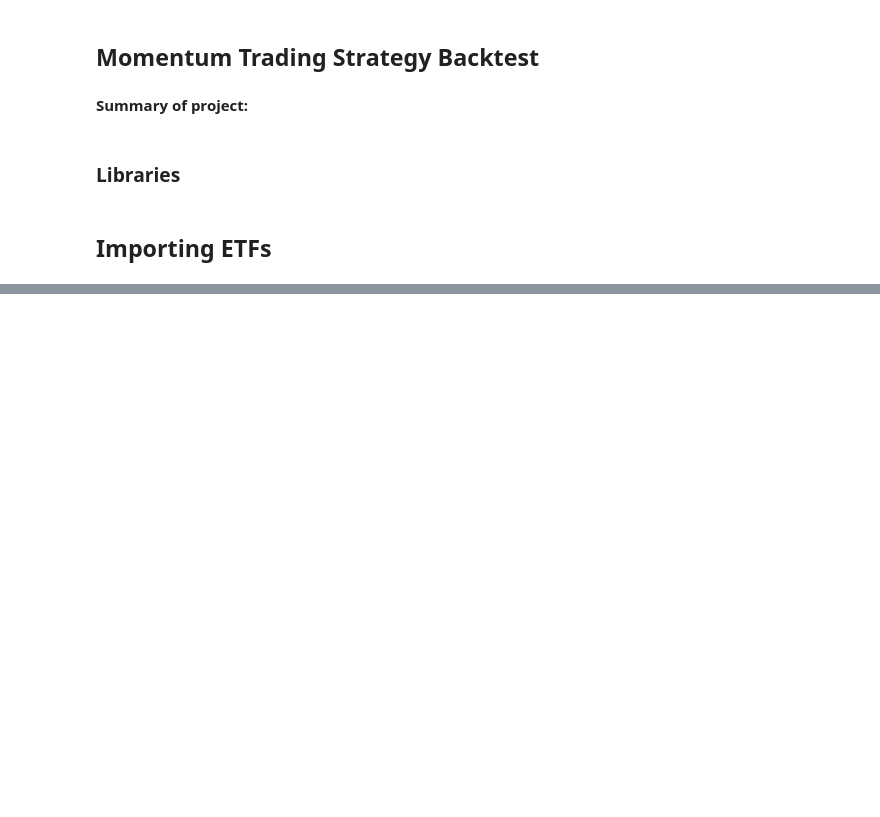
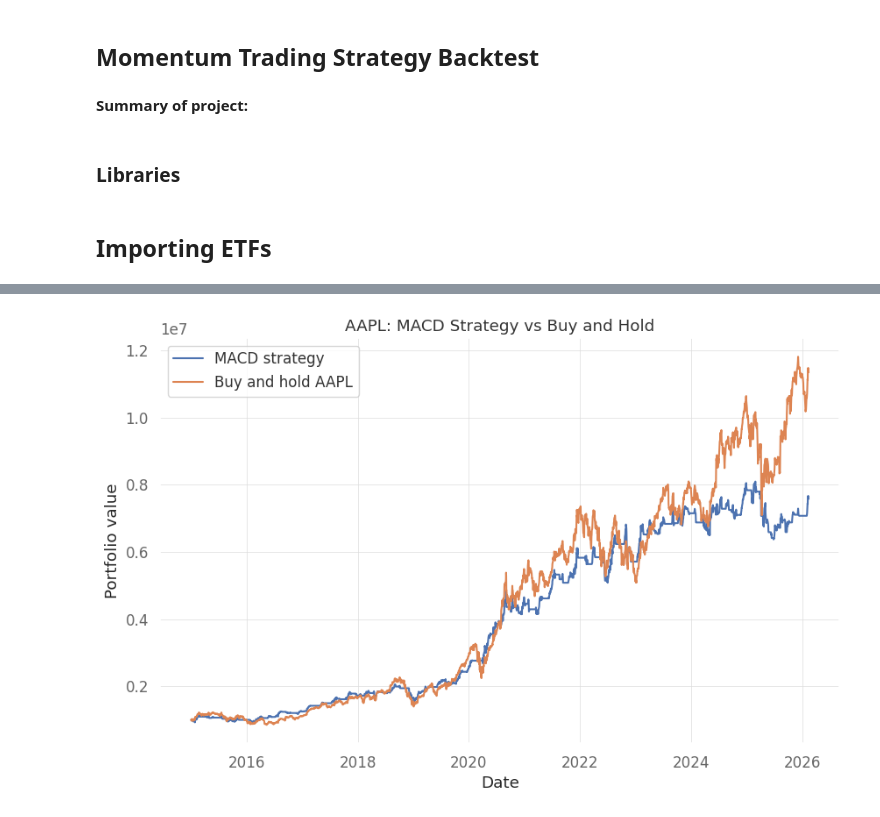
Before and after one commit to sivapira/Momentum_Trading_Project_FM, a Jupyter notebook: FM_project.ipynb, the cells around one changed output, grey strips where cells are left out. Drawn from its saved outputs; the diff is of its cells as text; code cells hidden in the pictures; blank space fills up the shorter version.

```diff
--- a/FM_project.ipynb
+++ b/FM_project.ipynb
@@ -66,0 +114,96 @@ Date
+# %%
+import yfinance as yf
+import pandas as pd
+import numpy as np
+import matplotlib.pyplot as plt
+
+def backtest_macd(
+    ticker: str = "AAPL",
+    start: str = "2015-01-01",
+    initial_capital: float = 1_000_000.0,
+    fast_span: int = 12,
+    slow_span: int = 26,
+    signal_span: int = 9,
+    fee_rate_per_trade: float = 0.0005
+):
+    data = yf.download(
+        ticker,
+        start=start,
+        auto_adjust=True,
+        progress=False
+    )
+
+    close = data["Close"]
+    if isinstance(close, pd.DataFrame):
+        close = close.iloc[:, 0]
+    prices = close.dropna().astype(float)
+
+    ema_fast = prices.ewm(span=fast_span, adjust=False).mean()
+    ema_slow = prices.ewm(span=slow_span, adjust=False).mean()
+    macd = ema_fast - ema_slow
+    signal = macd.ewm(span=signal_span, adjust=False).mean()
+    hist = macd - signal
+
+    raw_position = (macd > signal).astype(int)
+    position = raw_position.shift(1).fillna(0).astype(int)
+
+    returns = prices.pct_change().fillna(0.0)
+    trades = position.diff().abs().fillna(0.0)
+
+    strategy_returns_gross = position * returns
+    strategy_returns_net = strategy_returns_gross - trades * fee_rate_per_trade
+
+    equity_strategy = initial_capital * (1.0 + strategy_returns_net).cumprod()
+
+    # Buy-and-hold benchmark (same initial capital)
+    equity_buyhold = initial_capital * (prices / prices.iloc[0])
+
+    final_value = float(equity_strategy.iloc[-1])
+    profit = final_value - initial_capital
+    profit_pct = final_value / initial_capital - 1.0
+
+    running_max = equity_strategy.cummax()
+    drawdown = equity_strategy / running_max - 1.0
+    max_drawdown = float(drawdown.min())
+
+    results = {
+        "ticker": ticker,
+        "start": start,
+        "end": str(equity_strategy.index[-1].date()),
+        "initial_capital": float(initial_capital),
+        "ending_value_strategy": float(equity_strategy.iloc[-1]),
+        "ending_value_buyhold": float(equity_buyhold.iloc[-1]),
+        "profit_strategy": float(profit),
+        "profit_pct_strategy": float(profit_pct),
+        "max_drawdown_strategy": float(max_drawdown),
+        "trades": int(trades.sum()),
+        "fee_rate_per_trade": float(fee_rate_per_trade),
+    }
+
+    return prices, macd, signal, hist, position, equity_strategy, equity_buyhold, results
+
+
+# ---- Run ----
+prices, macd, signal, hist, position, equity_strategy, equity_buyhold, results = backtest_macd(
+    ticker="AAPL",
+    start="2015-01-01",
+    initial_capital=1_000_000.0,
+    fee_rate_per_trade=0.0005
+)
+
+for k, v in results.items():
+    if isinstance(v, float):
+        print(f"{k}: {v:.6f}")
+    else:
+        print(f"{k}: {v}")
+
+# ---- Plot: strategy vs buy-and-hold ----
+plt.figure()
+plt.plot(equity_strategy, label="MACD strategy")
+plt.plot(equity_buyhold, label="Buy and hold AAPL")
+plt.title("AAPL: MACD Strategy vs Buy and Hold")
+plt.xlabel("Date")
+plt.ylabel("Portfolio value")
+plt.legend()
+plt.show()
+# %% [output]
@@ -66,0 +221 @@ Date
+[figure, added]
```
Also changed, not shown: parts of 17 cells of this notebook.
